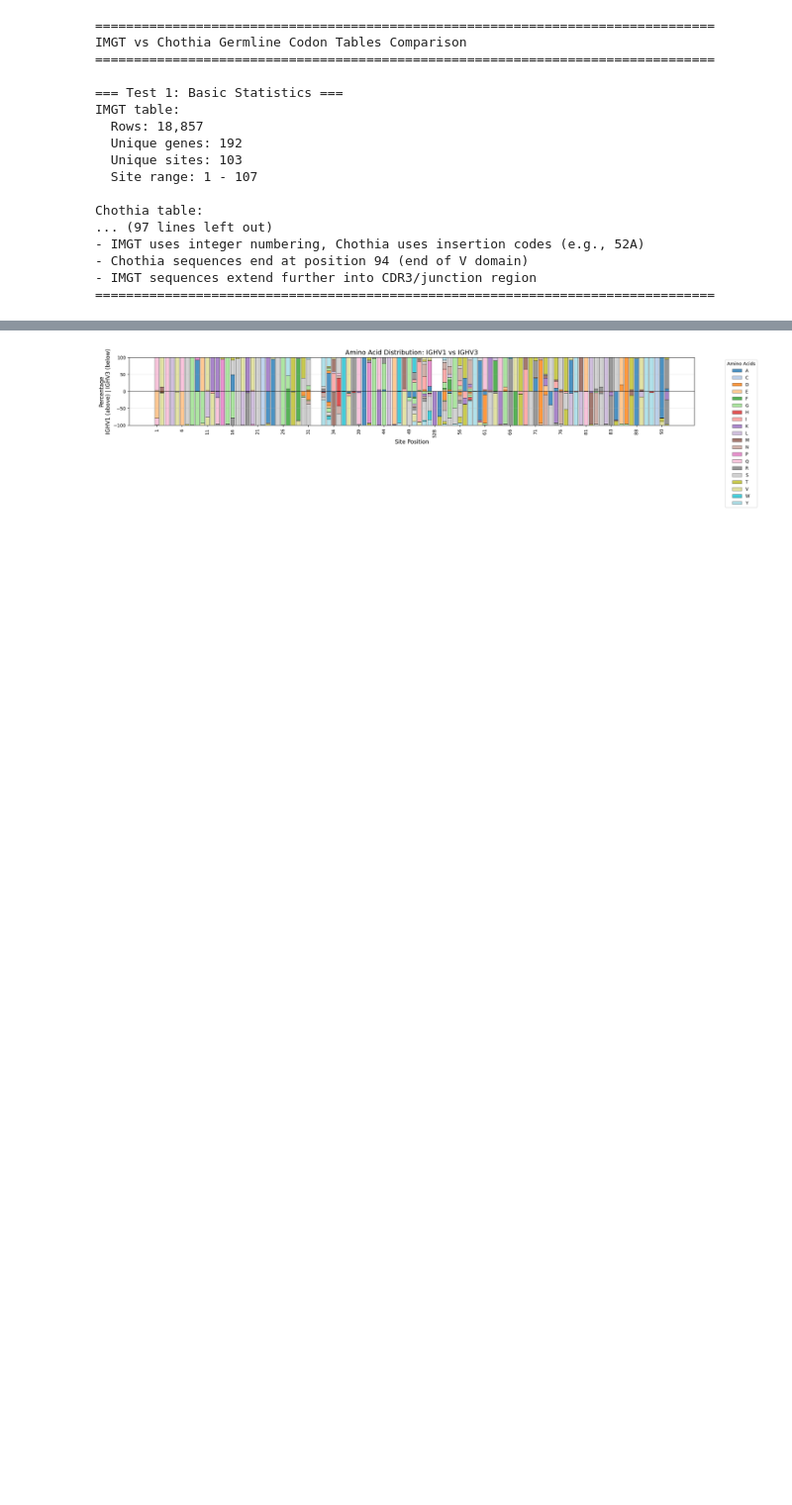
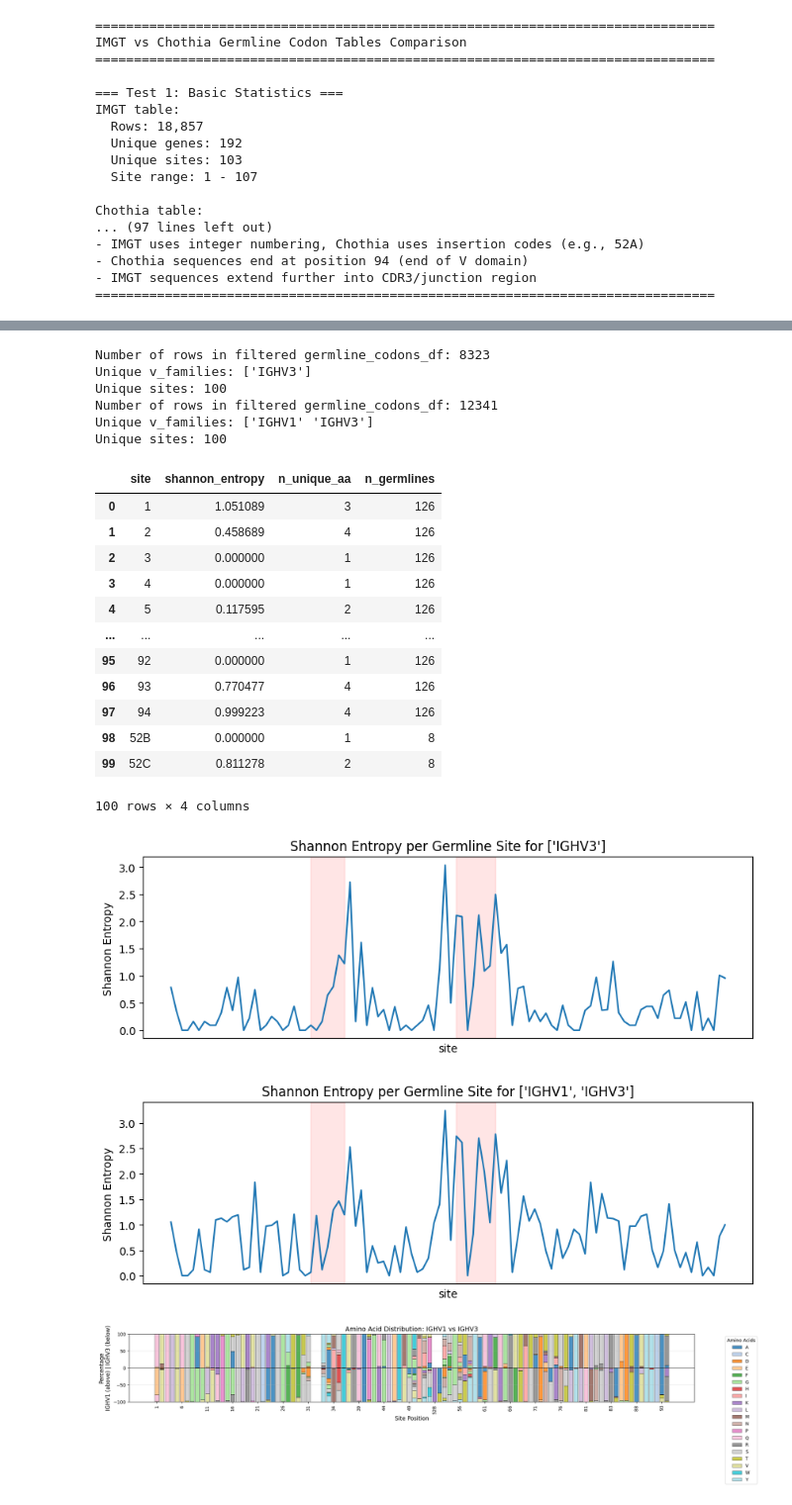
Before and after one commit to matsengrp/dasm-epistasis-experiments, a Jupyter notebook: germline.ipynb, the cells around one changed output, grey strips where cells are left out. Shown at 99% size. Saved outputs shown, nothing was run; the diff lists cells and outputs as text; code cells hidden in the pictures; blank space fills up the shorter version.

```diff
--- a/germline.ipynb
+++ b/germline.ipynb
@@ -466,3 +577,28 @@ IGHV7: pink
+# %%
+calculate_shannon_entropy_per_site(germline_codons_df=codons_df, v_families=['IGHV3'])
+calculate_shannon_entropy_per_site(germline_codons_df=codons_df, v_families=['IGHV1', 'IGHV3'])
+# %% [output]
+Number of rows in filtered germline_codons_df: 8323
+Unique v_families: ['IGHV3']
+Unique sites: 100
+Number of rows in filtered germline_codons_df: 12341
+Unique v_families: ['IGHV1' 'IGHV3']
+Unique sites: 100
+|  | site | shannon_entropy | n_unique_aa | n_germlines |
+| 0 | 1 | 1.051089 | 3 | 126 |
+| 1 | 2 | 0.458689 | 4 | 126 |
+| 2 | 3 | 0.000000 | 1 | 126 |
+| 3 | 4 | 0.000000 | 1 | 126 |
+| 4 | 5 | 0.117595 | 2 | 126 |
+| ... | ... | ... | ... | ... |
+| 95 | 92 | 0.000000 | 1 | 126 |
+| 96 | 93 | 0.770477 | 4 | 126 |
+| 97 | 94 | 0.999223 | 4 | 126 |
+| 98 | 52B | 0.000000 | 1 | 8 |
+| 99 | 52C | 0.811278 | 2 | 8 |
+100 rows × 4 columns
+[figure, added]
+[figure, added]
 # %%
 
 def plot_mirrored_vfamily_distribution(codons_df, v_family1, v_family2, figsize=(20, 4)):
```
Also changed, not shown: parts of 9 cells of this notebook, 16 other files.
